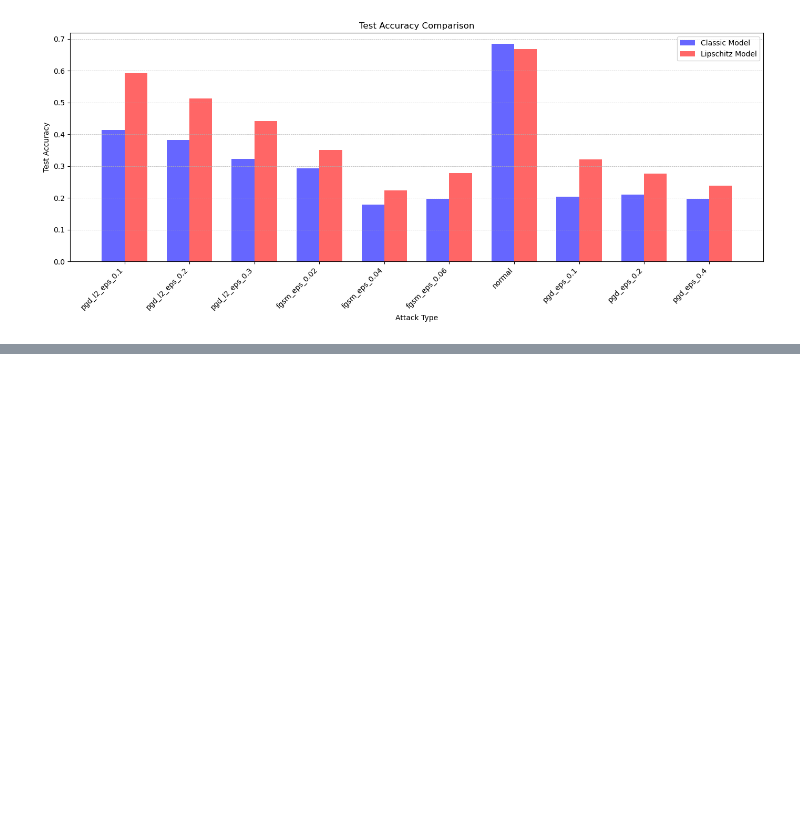
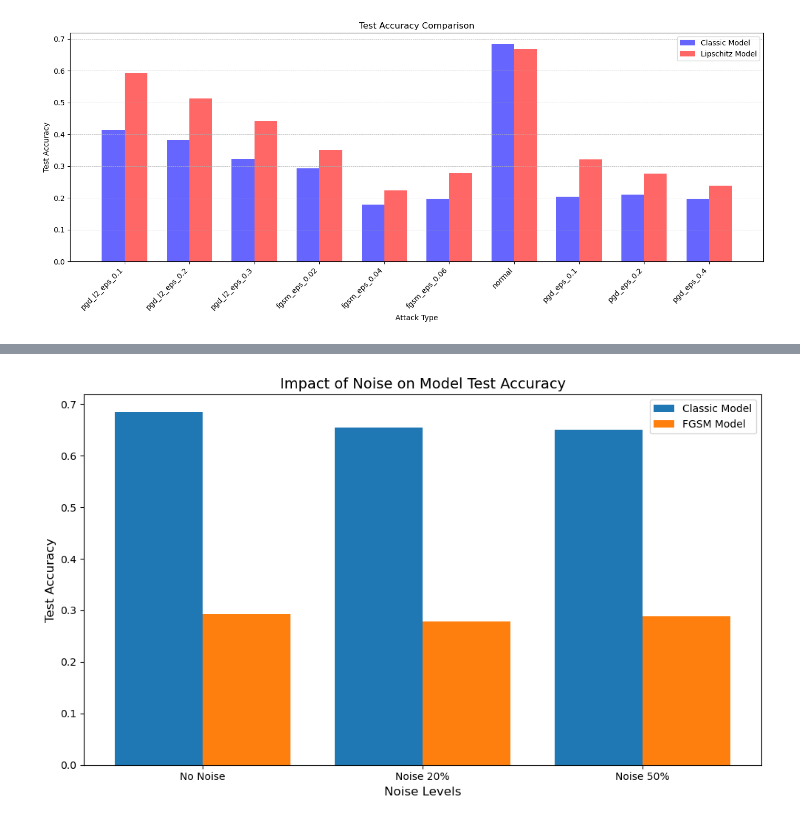
Before and after one commit to Choup522/IAProject, a Jupyter notebook: DisplayResults.ipynb, the cells around one changed output, grey strips where cells are left out. Cells and saved outputs as stored; diff of their text form; code cells hidden in the pictures; blank space fills up the shorter version.

```diff
--- a/DisplayResults.ipynb
+++ b/DisplayResults.ipynb
@@ -623,0 +742,10 @@ SyntaxError: unexpected character after line continuation character (2249992982.
+# %%
+##################################################################################
+# Comparing data with noise or not and impact on accuracy
+##################################################################################
+classic_accuracies = [classic_data['normal']['test_accuracy'], classic_data_noise_20['normal']['test_accuracy'], classic_data_noise_50['normal']['test_accuracy']]
+fgsm_accuracies = [classic_data['fgsm_eps_0.02']['test_accuracy'], classic_data_noise_20['fgsm_eps_0.02']['test_accuracy'], classic_data_noise_50['fgsm_eps_0.02']['test_accuracy']]
+
+plot_noise_impact(classic_accuracies, fgsm_accuracies, x_labels=["No Noise", "Noise 20%", "Noise 50%"])
+# %% [output]
+[figure, added]
```
Also changed, not shown: parts of 16 cells of this notebook, 25 other files.
